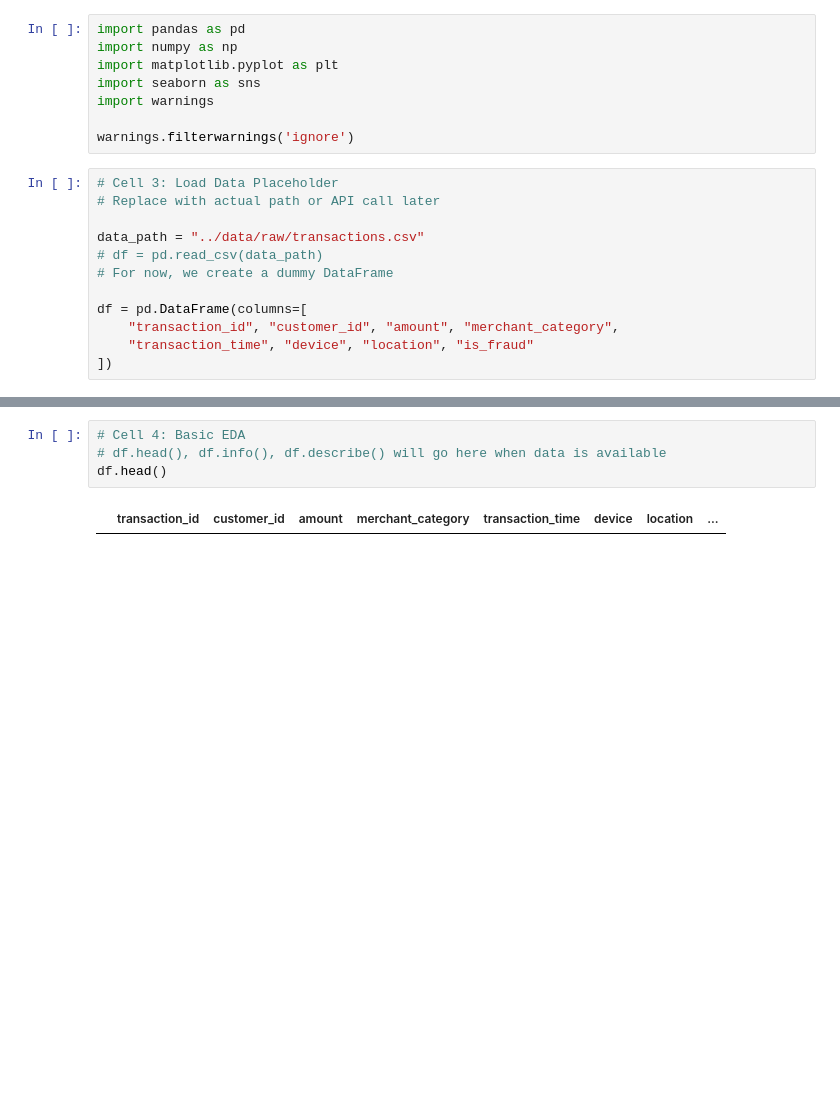
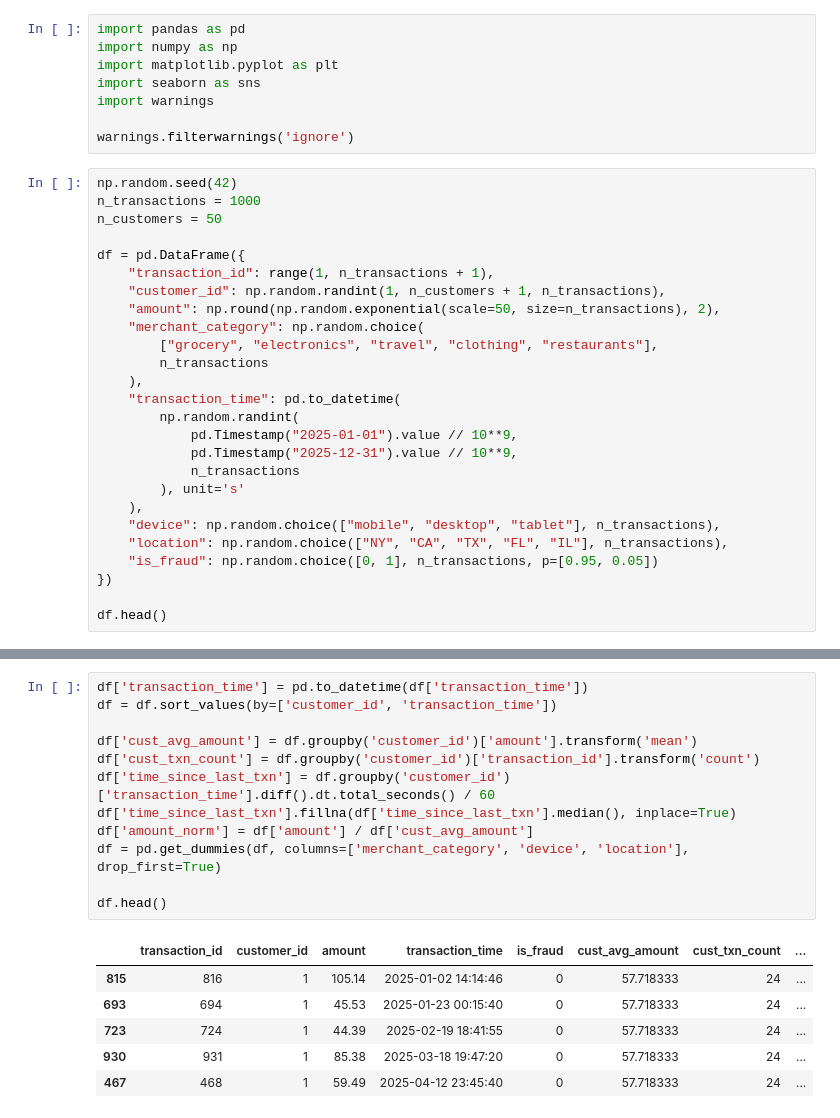
Before and after one commit to AndySchubert/credit-fraud-ml-system, a Jupyter notebook: notebooks/01_eda_feature_engineering.ipynb, the cells around one changed output, grey strips where cells are left out. Cells and saved outputs as stored; diff of their text form; blank space fills up the shorter version.

Commit message:
generated synthetic data and used plots

```diff
--- a/notebooks/01_eda_feature_engineering.ipynb
+++ b/notebooks/01_eda_feature_engineering.ipynb
@@ -12,14 +10,28 @@ import warnings
 
 warnings.filterwarnings('ignore')
 # %%
-# Cell 3: Load Data Placeholder
-# Replace with actual path or API call later
+np.random.seed(42)
+n_transactions = 1000
+n_customers = 50
 
-data_path = "../data/raw/transactions.csv"
-# df = pd.read_csv(data_path)
-# For now, we create a dummy DataFrame
+df = pd.DataFrame({
+    "transaction_id": range(1, n_transactions + 1),
+    "customer_id": np.random.randint(1, n_customers + 1, n_transactions),
+    "amount": np.round(np.random.exponential(scale=50, size=n_transactions), 2),
+    "merchant_category": np.random.choice(
+        ["grocery", "electronics", "travel", "clothing", "restaurants"],
+        n_transactions
+    ),
+    "transaction_time": pd.to_datetime(
+        np.random.randint(
+            pd.Timestamp("2025-01-01").value // 10**9,
+            pd.Timestamp("2025-12-31").value // 10**9,
+            n_transactions
+        ), unit='s'
+    ),
+    "device": np.random.choice(["mobile", "desktop", "tablet"], n_transactions),
+    "location": np.random.choice(["NY", "CA", "TX", "FL", "IL"], n_transactions),
+    "is_fraud": np.random.choice([0, 1], n_transactions, p=[0.95, 0.05])
+})
 
-df = pd.DataFrame(columns=[
-    "transaction_id", "customer_id", "amount", "merchant_category",
-    "transaction_time", "device", "location", "is_fraud"
-])
+df.head()
@@ -26,7 +45,20 @@ df = pd.DataFrame(columns=[
 # %%
-# Cell 4: Basic EDA
-# df.head(), df.info(), df.describe() will go here when data is available
+df['transaction_time'] = pd.to_datetime(df['transaction_time'])
+df = df.sort_values(by=['customer_id', 'transaction_time'])
+
+df['cust_avg_amount'] = df.groupby('customer_id')['amount'].transform('mean')
+df['cust_txn_count'] = df.groupby('customer_id')['transaction_id'].transform('count')
+df['time_since_last_txn'] = df.groupby('customer_id')['transaction_time'].diff().dt.total_seconds() / 60
+df['time_since_last_txn'].fillna(df['time_since_last_txn'].median(), inplace=True)
+df['amount_norm'] = df['amount'] / df['cust_avg_amount']
+df = pd.get_dummies(df, columns=['merchant_category', 'device', 'location'], drop_first=True)
+
 df.head()
 # %% [output]
-|  | transaction_id | customer_id | amount | merchant_category | transaction_time | device | location | ... |
+|  | transaction_id | customer_id | amount | transaction_time | is_fraud | cust_avg_amount | cust_txn_count | ... |
+| 815 | 816 | 1 | 105.14 | 2025-01-02 14:14:46 | 0 | 57.718333 | 24 | ... |
+| 693 | 694 | 1 | 45.53 | 2025-01-23 00:15:40 | 0 | 57.718333 | 24 | ... |
+| 723 | 724 | 1 | 44.39 | 2025-02-19 18:41:55 | 0 | 57.718333 | 24 | ... |
+| 930 | 931 | 1 | 85.38 | 2025-03-18 19:47:20 | 0 | 57.718333 | 24 | ... |
+| 467 | 468 | 1 | 59.49 | 2025-04-12 23:45:40 | 0 | 57.718333 | 24 | ... |
 # %% [markdown]
```
Also changed, not shown: parts of 8 cells of this notebook, 1 other file.
